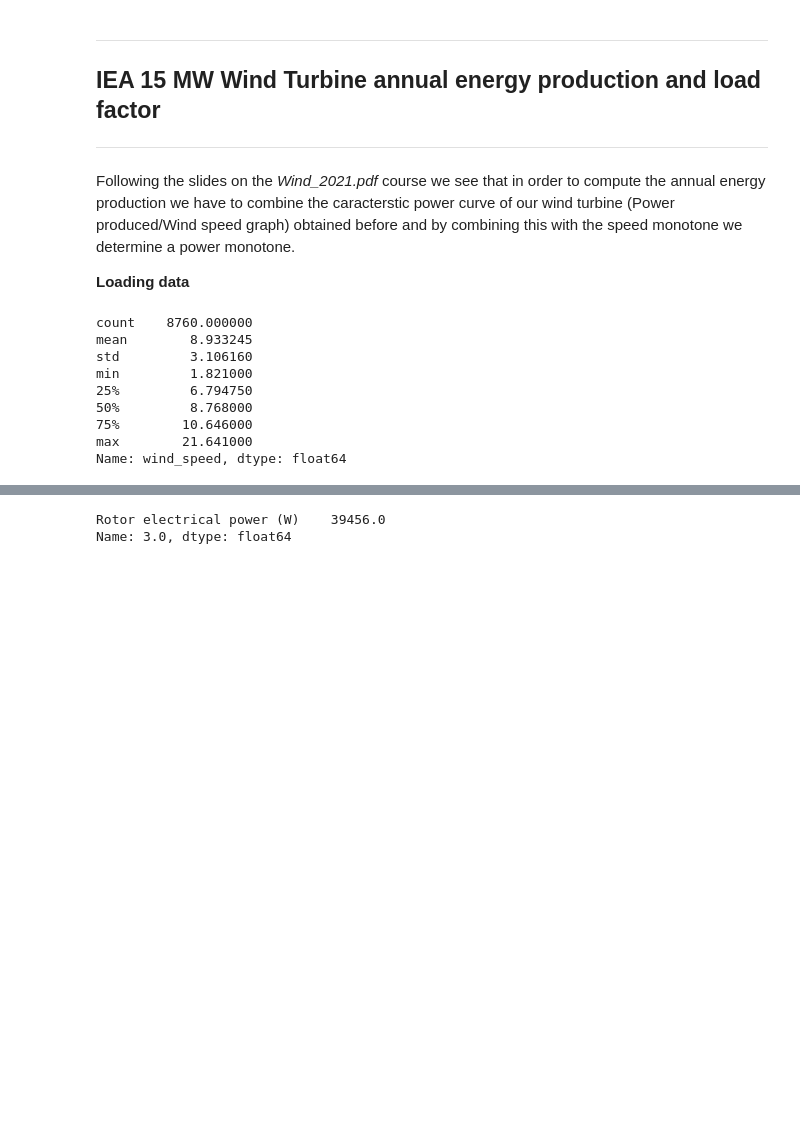
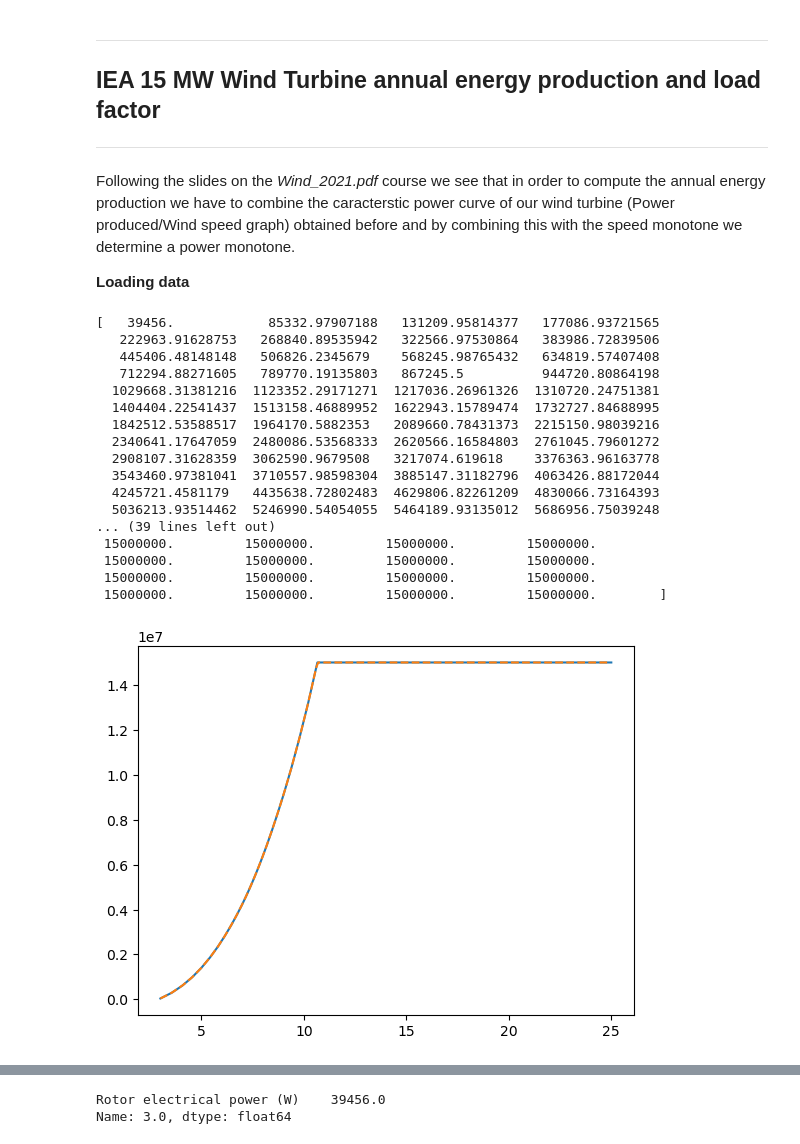
Before and after one commit to AmauryLaridon/LENVI2007---Wind-Turbine-Design, a Jupyter notebook: BEM/Project.ipynb, the cells around one changed output, grey strips where cells are left out. Saved outputs shown, nothing was run; the diff lists cells and outputs as text; code cells hidden in the pictures; blank space fills up the shorter version.

Commit message:
refined power duration curve

```diff
--- a/BEM/Project.ipynb
+++ b/BEM/Project.ipynb
@@ -479,6 +479,8 @@ Following the slides on the *Wind_2021.pdf* course we see that in order to compu
 # Libraries #
 import pandas as pd
 import matplotlib.pyplot as plt
+import numpy as np
+from scipy import interpolate
 
 # CSV File reading for weather data #
 
@@ -489,26 +491,32 @@ df_perf = pd.read_csv(personal_data_path+ 'performance_ccblade.csv',usecols=[0,3
 df_perf.rename(columns=lambda x: x.strip(), inplace=True)
 df_perf.rename(columns=lambda x: x.strip(), inplace=True)
 
-
 wind = df_wind['wind_speed']
-
-for i in range(0,30,2):
-    df_perf.loc[len(df_perf.index)] = [i/10,0]
-for i in range(251,300,2):
-    df_perf.loc[len(df_perf.index)] = [i/10,0]
-
-df_perf.index = df_perf["# Wind speed (m/s)"]
-df_perf = df_perf.drop(columns=["# Wind speed (m/s)"])
-df_perf = df_perf.sort_index()
-wind_speed_range = df_perf.index.values
-wind.describe()
-# %% [output]
-count    8760.000000
-mean        8.933245
-std         3.106160
-min         1.821000
-25%         6.794750
-50%         8.768000
-75%        10.646000
-max        21.641000
-Name: wind_speed, dtype: float64
+# %%
+
+x = np.arange(3, 25,0.1)
+f = interpolate.interp1d(df_perf["# Wind speed (m/s)"], df_perf["Rotor electrical power (W)"])
+ynew = f(x)   # use interpolation function returned by `interp1d`
+print(ynew)
+plt.plot(df_perf["# Wind speed (m/s)"],df_perf["Rotor electrical power (W)"])
+plt.plot(x, ynew, '--')
+plt.show()
+# %% [output]
+[   39456.            85332.97907188   131209.95814377   177086.93721565
+   222963.91628753   268840.89535942   322566.97530864   383986.72839506
+   445406.48148148   506826.2345679    568245.98765432   634819.57407408
+   712294.88271605   789770.19135803   867245.5          944720.80864198
+  1029668.31381216  1123352.29171271  1217036.26961326  1310720.24751381
+  1404404.22541437  1513158.46889952  1622943.15789474  1732727.84688995
+  1842512.53588517  1964170.5882353   2089660.78431373  2215150.98039216
+  2340641.17647059  2480086.53568333  2620566.16584803  2761045.79601272
+  2908107.31628359  3062590.9679508   3217074.619618    3376363.96163778
+  3543460.97381041  3710557.98598304  3885147.31182796  4063426.88172044
+  4245721.4581179   4435638.72802483  4629806.82261209  4830066.73164393
+  5036213.93514462  5246990.54054055  5464189.93135012  5686956.75039248
+... (39 lines left out)
+ 15000000.         15000000.         15000000.         15000000.
+ 15000000.         15000000.         15000000.         15000000.
+ 15000000.         15000000.         15000000.         15000000.
+ 15000000.         15000000.         15000000.         15000000.        ]
+[figure, added]
```
Also changed, not shown: parts of 7 cells of this notebook, 2 other files.
